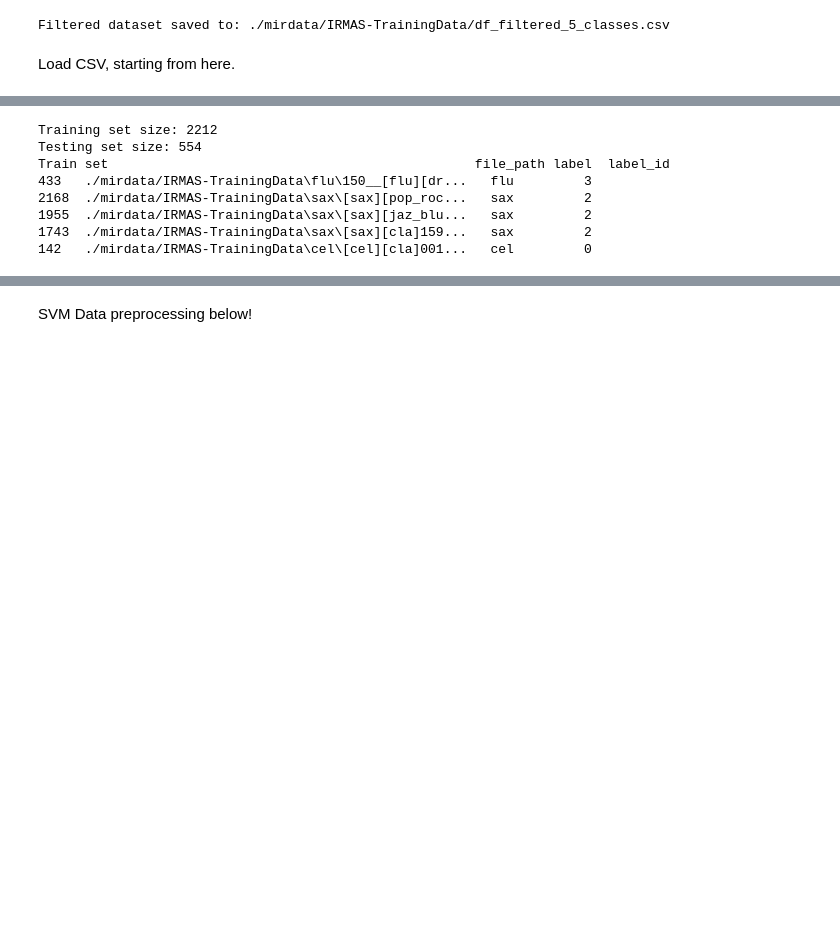
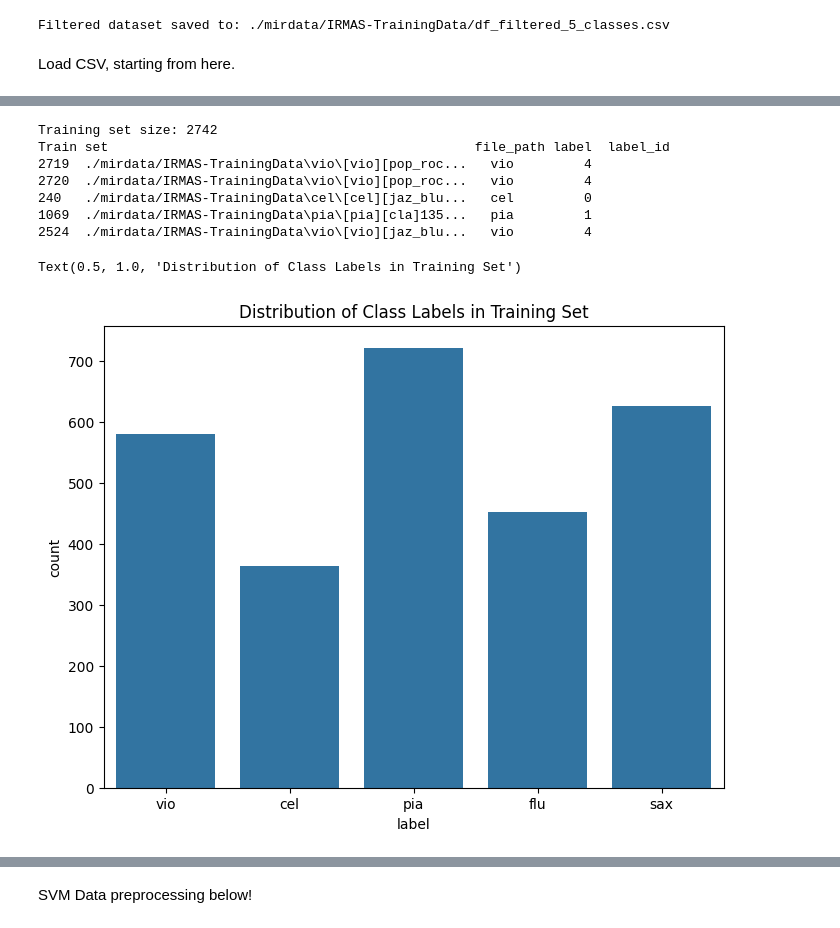
Before and after one commit to Lionsinthesky/instrument--classification-and-robustness-analysis, a Jupyter notebook: run_baseline.ipynb, the cells around one changed output, grey strips where cells are left out. Drawn from its saved outputs; the diff is of its cells as text; code cells hidden in the pictures; blank space fills up the shorter version.

```diff
--- a/run_baseline.ipynb
+++ b/run_baseline.ipynb
@@ -75,19 +75,28 @@ print(df_dataset.head())
 # %%
-from sklearn.model_selection import train_test_split
+from sklearn.utils import shuffle
 
-# Split the dataset into training and testing sets
-train_df, test_df = train_test_split(df_dataset, test_size=0.2)
+#shuffle the dataset
+train_df = shuffle(df_dataset)
 print("Training set size:", len(train_df))
-print("Testing set size:", len(test_df))
 print("Train set",train_df.head())
 # %% [output]
-Training set size: 2212
-Testing set size: 554
+Training set size: 2742
 Train set                                               file_path label  label_id
-433   ./mirdata/IRMAS-TrainingData\flu\150__[flu][dr...   flu         3
-2168  ./mirdata/IRMAS-TrainingData\sax\[sax][pop_roc...   sax         2
-1955  ./mirdata/IRMAS-TrainingData\sax\[sax][jaz_blu...   sax         2
-1743  ./mirdata/IRMAS-TrainingData\sax\[sax][cla]159...   sax         2
-142   ./mirdata/IRMAS-TrainingData\cel\[cel][cla]001...   cel         0
+2719  ./mirdata/IRMAS-TrainingData\vio\[vio][pop_roc...   vio         4
+2720  ./mirdata/IRMAS-TrainingData\vio\[vio][pop_roc...   vio         4
+240   ./mirdata/IRMAS-TrainingData\cel\[cel][jaz_blu...   cel         0
+1069  ./mirdata/IRMAS-TrainingData\pia\[pia][cla]135...   pia         1
+2524  ./mirdata/IRMAS-TrainingData\vio\[vio][jaz_blu...   vio         4
+# %%
+import seaborn as sns
+import matplotlib.pyplot as plt
+
+# Visualize the distribution of class labels in the training set
+plt.figure(figsize=(8, 6))
+sns.countplot(x='label', data=train_df)
+plt.title('Distribution of Class Labels in Training Set')
+# %% [output]
+Text(0.5, 1.0, 'Distribution of Class Labels in Training Set')
+[figure, added]
 # %%
 y_train = train_df['label_id'].values
```
Also changed, not shown: parts of 20 cells of this notebook, 3 other files.
